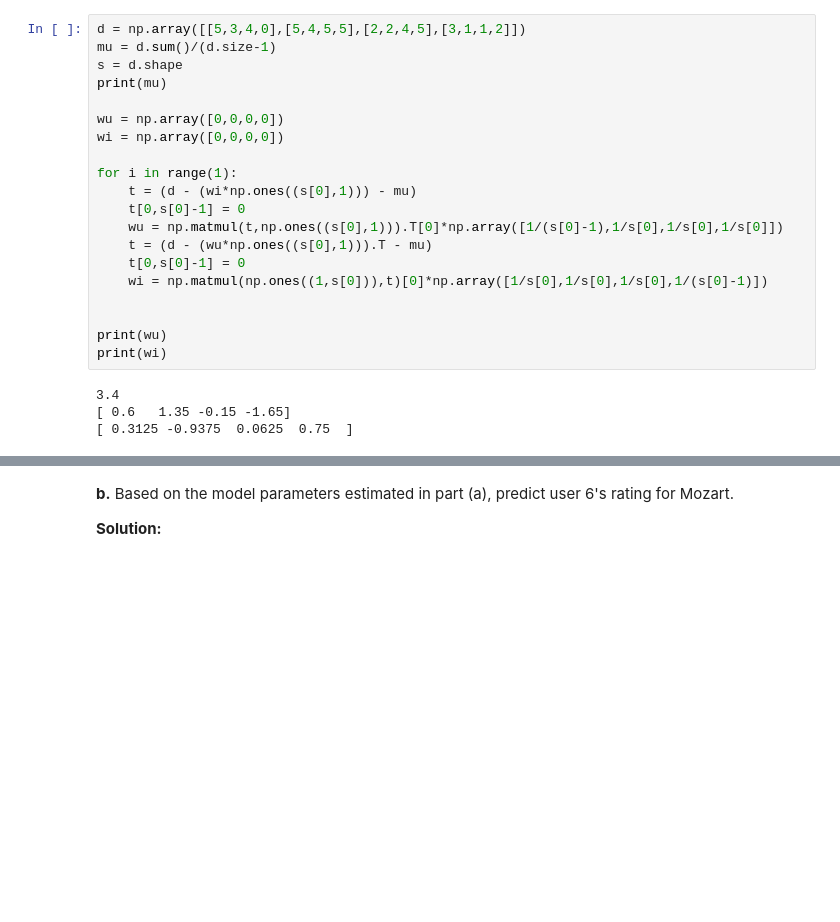
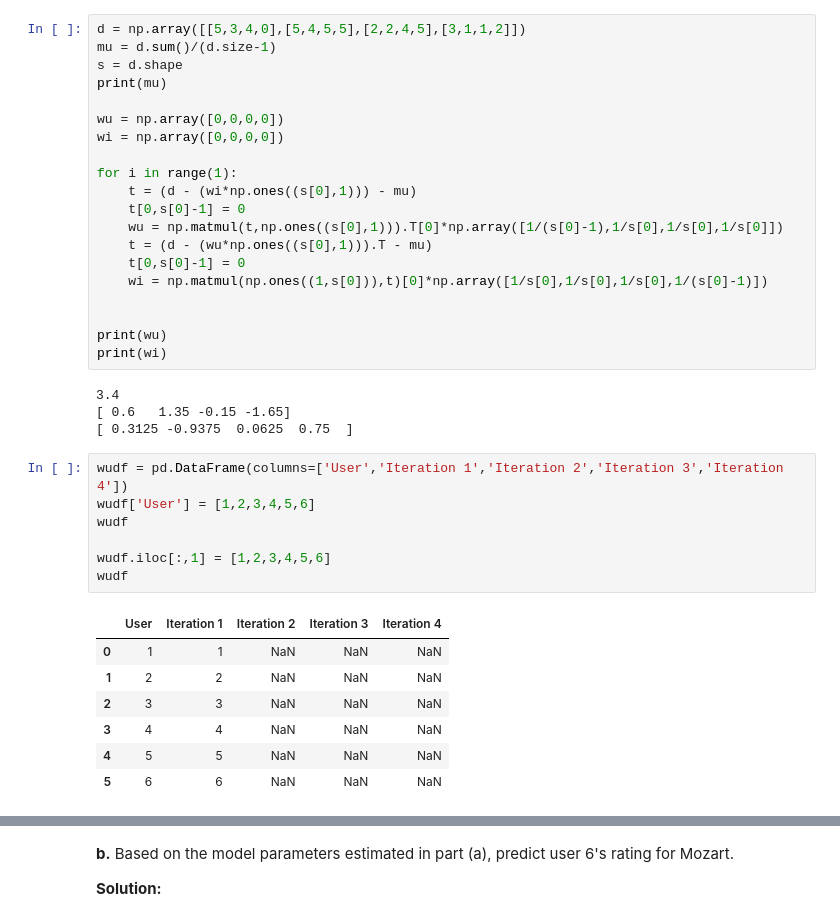
Before and after one commit to nicwigs/482, a Jupyter notebook: hw/03/hw3.ipynb, the cells around one changed output, grey strips where cells are left out. Saved outputs shown, nothing was run; the diff lists cells and outputs as text; blank space fills up the shorter version.

```diff
--- a/hw/03/hw3.ipynb
+++ b/hw/03/hw3.ipynb
@@ -460,6 +460,21 @@ print(wi)
 3.4
 [ 0.6   1.35 -0.15 -1.65]
 [ 0.3125 -0.9375  0.0625  0.75  ]
+# %%
+wudf = pd.DataFrame(columns=['User','Iteration 1','Iteration 2','Iteration 3','Iteration 4'])
+wudf['User'] = [1,2,3,4,5,6]
+wudf
+
+wudf.iloc[:,1] = [1,2,3,4,5,6]
+wudf
+# %% [output]
+|  | User | Iteration 1 | Iteration 2 | Iteration 3 | Iteration 4 |
+| 0 | 1 | 1 | NaN | NaN | NaN |
+| 1 | 2 | 2 | NaN | NaN | NaN |
+| 2 | 3 | 3 | NaN | NaN | NaN |
+| 3 | 4 | 4 | NaN | NaN | NaN |
+| 4 | 5 | 5 | NaN | NaN | NaN |
+| 5 | 6 | 6 | NaN | NaN | NaN |
 # %%
 d = np.array([[5,3,4,0],[5,4,5,5],[2,2,4,5],[3,1,1,2]])
 d = np.array([[2,2,4,5],[1,2,5,4],[1,1,4,4],[4,4,2,3],[5,4,2,1],[0,5,1,1]])
```
Also changed, not shown: parts of 5 cells of this notebook.
